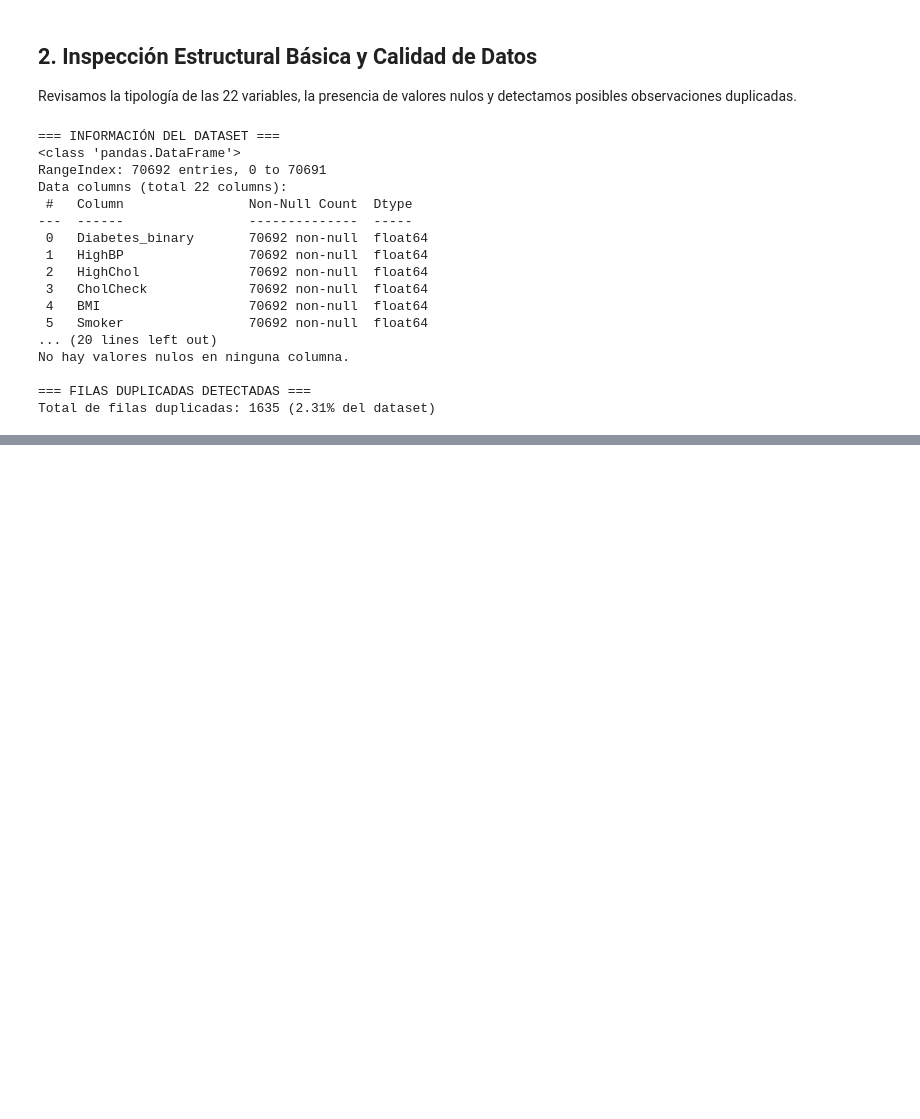
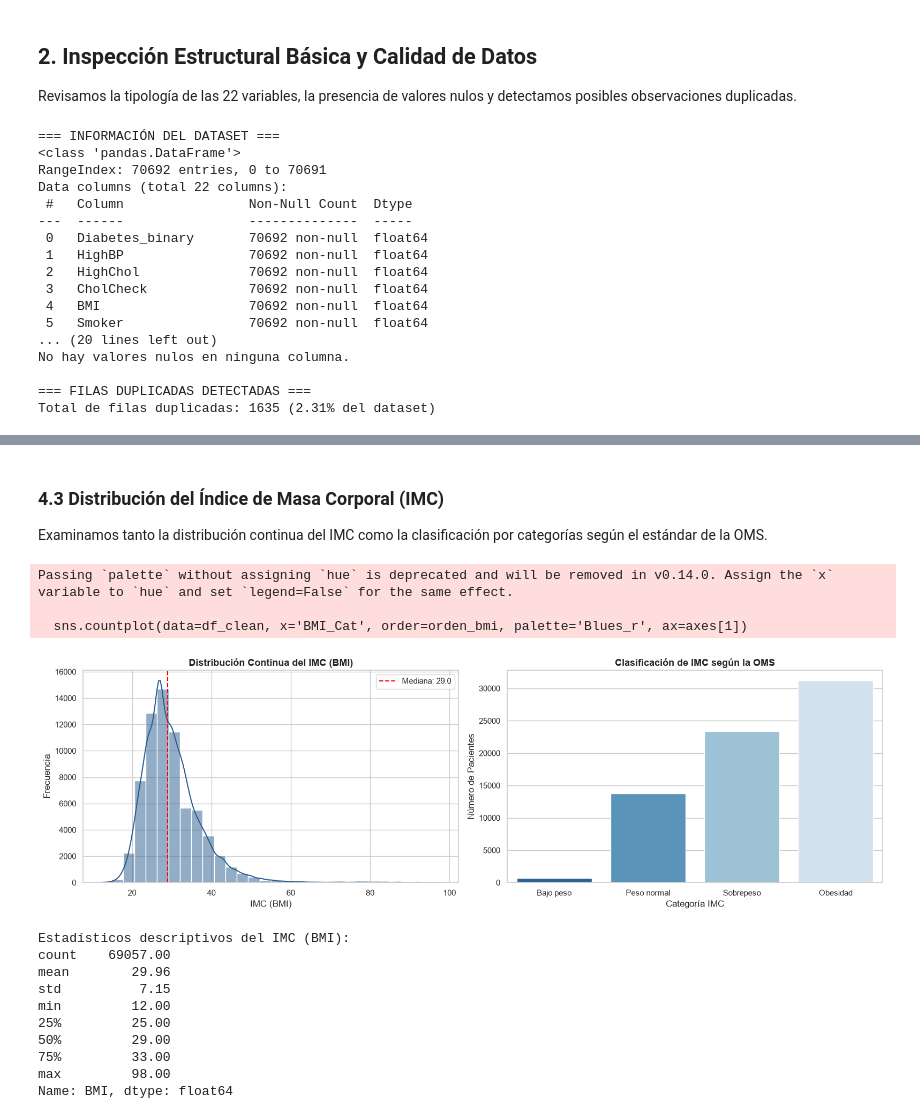
Before and after one commit to PDguezPgr/proyecto-eda-diabetes, a Jupyter notebook: eda_diabetes.ipynb, the cells around one changed output, grey strips where cells are left out. Saved outputs shown, nothing was run; the diff lists cells and outputs as text; code cells hidden in the pictures; blank space fills up the shorter version.

```diff
--- a/eda_diabetes.ipynb
+++ b/eda_diabetes.ipynb
@@ -187,0 +191,13 @@ Total de filas duplicadas: 1635 (2.31% del dataset)
+# %%
+# 1. Detectar duplicados en el DataFrame original
+tot_duplicados = df.duplicated().sum()
+pct_duplicados = (tot_duplicados / len(df)) * 100
+
+print(f"Filas totales originales: {df.shape[0]}")
+print(f"Filas duplicadas detectadas: {tot_duplicados} ({pct_duplicados:.2f}%)")
+
+# 2. Eliminar duplicados conservando la primera ocurrencia
+df_clean = df.drop_duplicates().copy()
+
+print(f"\n✅ Filas tras eliminar duplicados: {df_clean.shape[0]}")
+print(f"Registros eliminados con éxito: {df.shape[0] - df_clean.shape[0]}")
@@ -187,0 +321,42 @@ Total de filas duplicadas: 1635 (2.31% del dataset)
+# %% [markdown]
+### 4.3 Distribución del Índice de Masa Corporal (IMC)
+Examinamos tanto la distribución continua del IMC como la clasificación por categorías según el estándar de la OMS.
+# %%
+fig, axes = plt.subplots(1, 2, figsize=(16, 5))
+
+# 1. Histograma + KDE del IMC continuo
+sns.histplot(data=df_clean, x='BMI', bins=30, kde=True, color='#2b5c8f', ax=axes[0])
+axes[0].set_title('Distribución Continua del IMC (BMI)', fontsize=13, fontweight='bold')
+axes[0].set_xlabel('IMC (BMI)')
+axes[0].set_ylabel('Frecuencia')
+axes[0].axvline(df_clean['BMI'].median(), color='red', linestyle='--', label=f'Mediana: {df_clean["BMI"].median():.1f}')
+axes[0].legend()
+
+# 2. Conteo por Categorías de la OMS
+orden_bmi = ['Bajo peso', 'Peso normal', 'Sobrepeso', 'Obesidad']
+sns.countplot(data=df_clean, x='BMI_Cat', order=orden_bmi, palette='Blues_r', ax=axes[1])
+axes[1].set_title('Clasificación de IMC según la OMS', fontsize=13, fontweight='bold')
+axes[1].set_xlabel('Categoría IMC')
+axes[1].set_ylabel('Número de Pacientes')
+
+plt.tight_layout()
+plt.show()
+
+# Estadísticos descriptivos del IMC
+print("Estadísticos descriptivos del IMC (BMI):")
+print(df_clean['BMI'].describe().round(2))
+# %% [output]
+Passing `palette` without assigning `hue` is deprecated and will be removed in v0.14.0. Assign the `x` variable to `hue` and set `legend=False` for the same effect.
+
+  sns.countplot(data=df_clean, x='BMI_Cat', order=orden_bmi, palette='Blues_r', ax=axes[1])
+[figure, added]
+Estadísticos descriptivos del IMC (BMI):
+count    69057.00
+mean        29.96
+std          7.15
+min         12.00
+25%         25.00
+50%         29.00
+75%         33.00
+max         98.00
+Name: BMI, dtype: float64
```
Also changed, not shown: parts of 19 cells of this notebook, 1 other file.
